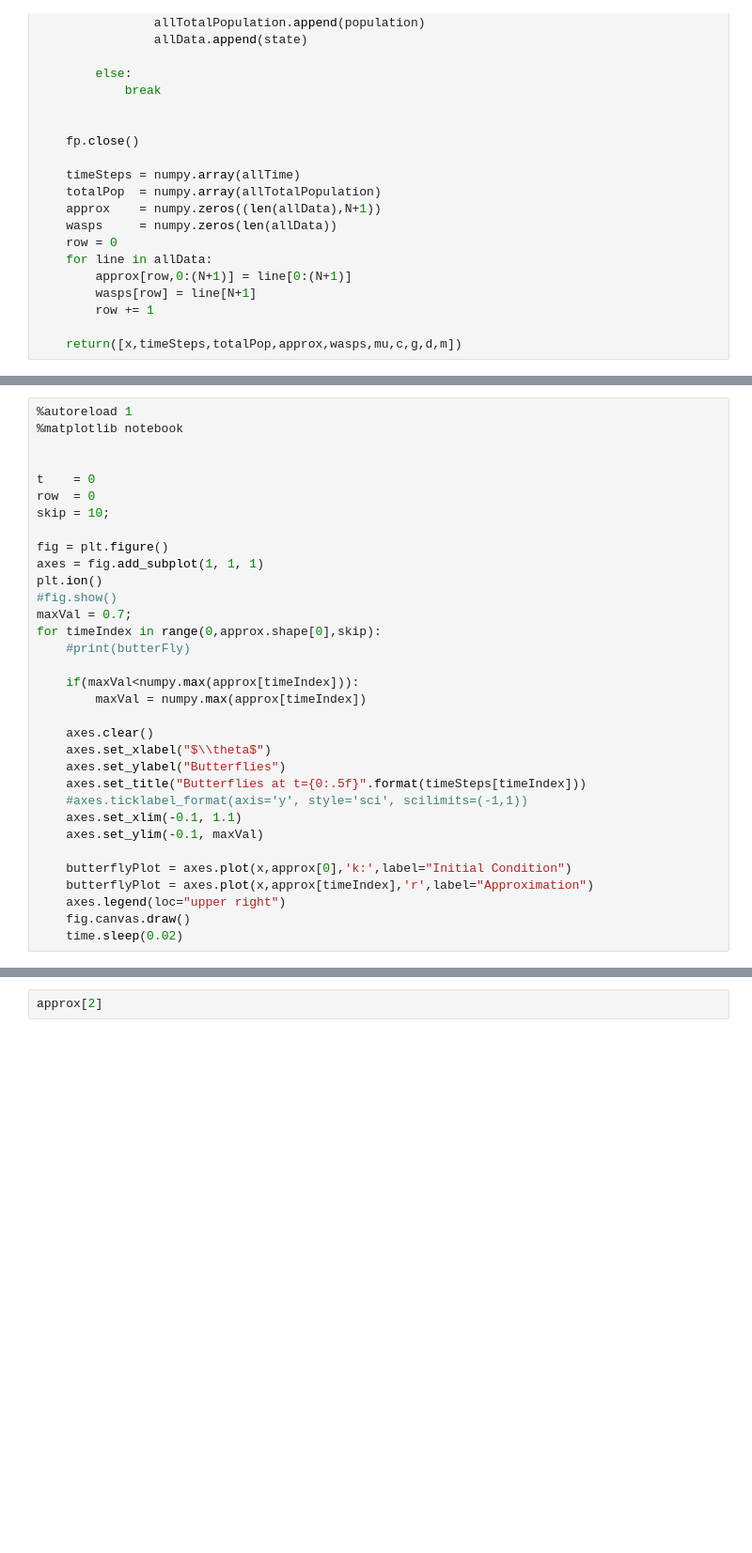
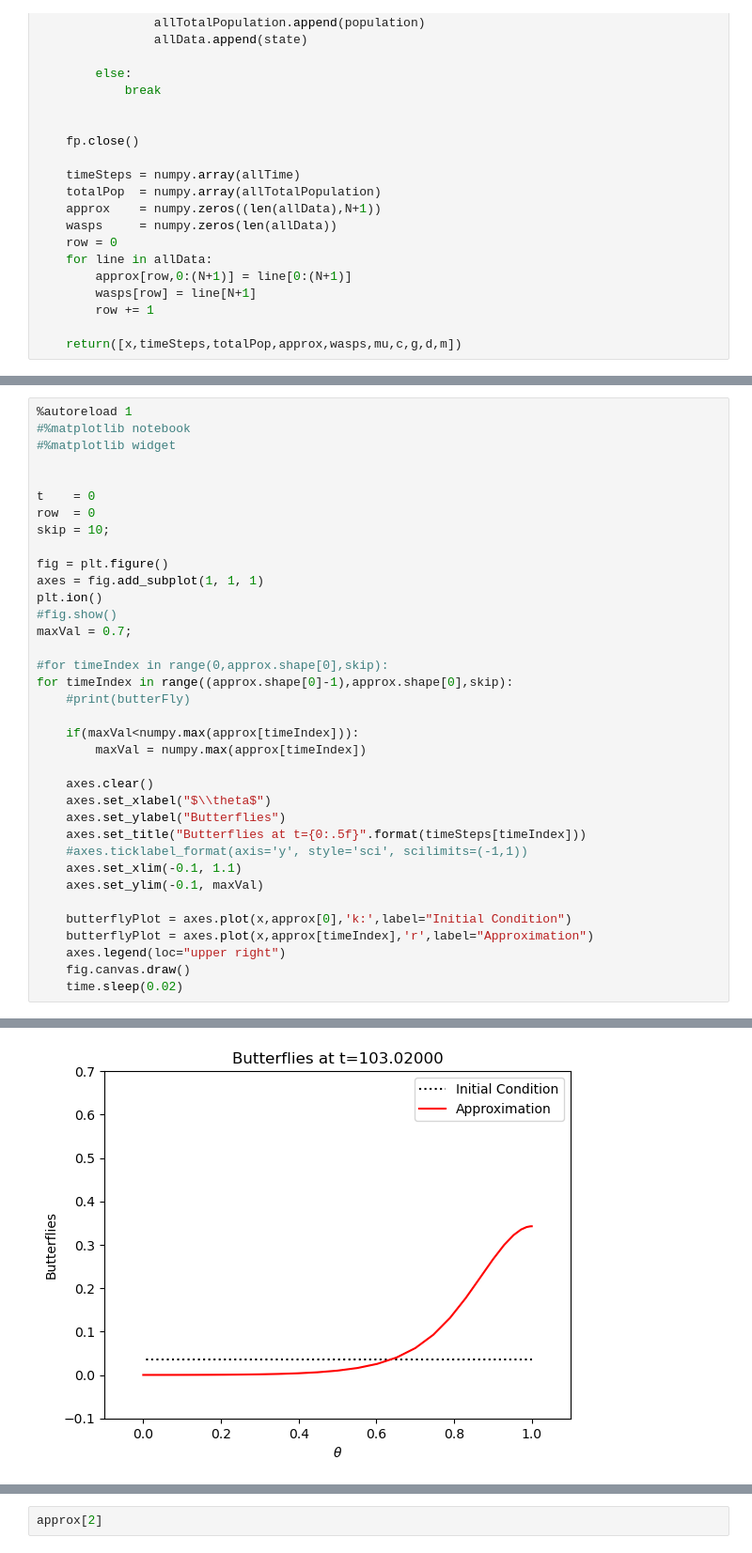
Before and after one commit to KellyBlack/BehaviouralPhenotype, a Jupyter notebook: pde/approx/butterflyVWaspPDE/Plot PDE Approximation.ipynb, the cells around one changed output, grey strips where cells are left out. Shown: that part at 94% size. Saved outputs shown, nothing was run; the diff lists cells and outputs as text; blank space fills up the shorter version.

Commit message:
Added new plots to the jupyter files

```diff
--- a/pde/approx/butterflyVWaspPDE/Plot PDE Approximation.ipynb
+++ b/pde/approx/butterflyVWaspPDE/Plot PDE Approximation.ipynb
@@ -123,6 +131,7 @@ print("Final Time: {0:.3f}".format(timeSteps[-1]))
 # %%
 %autoreload 1
-%matplotlib notebook
+#%matplotlib notebook
+#%matplotlib widget
 
 
 t    = 0
@@ -134,7 +143,9 @@ axes = fig.add_subplot(1, 1, 1)
 plt.ion()
 #fig.show()
 maxVal = 0.7;
-for timeIndex in range(0,approx.shape[0],skip):
+
+#for timeIndex in range(0,approx.shape[0],skip):
+for timeIndex in range((approx.shape[0]-1),approx.shape[0],skip):
     #print(butterFly)
 
     if(maxVal<numpy.max(approx[timeIndex])):
@@ -159 +168,2 @@ for timeIndex in range(0,approx.shape[0],skip):
+[figure, added]
 # %%
```
Also changed, not shown: parts of 7 cells of this notebook, 1 other file.
